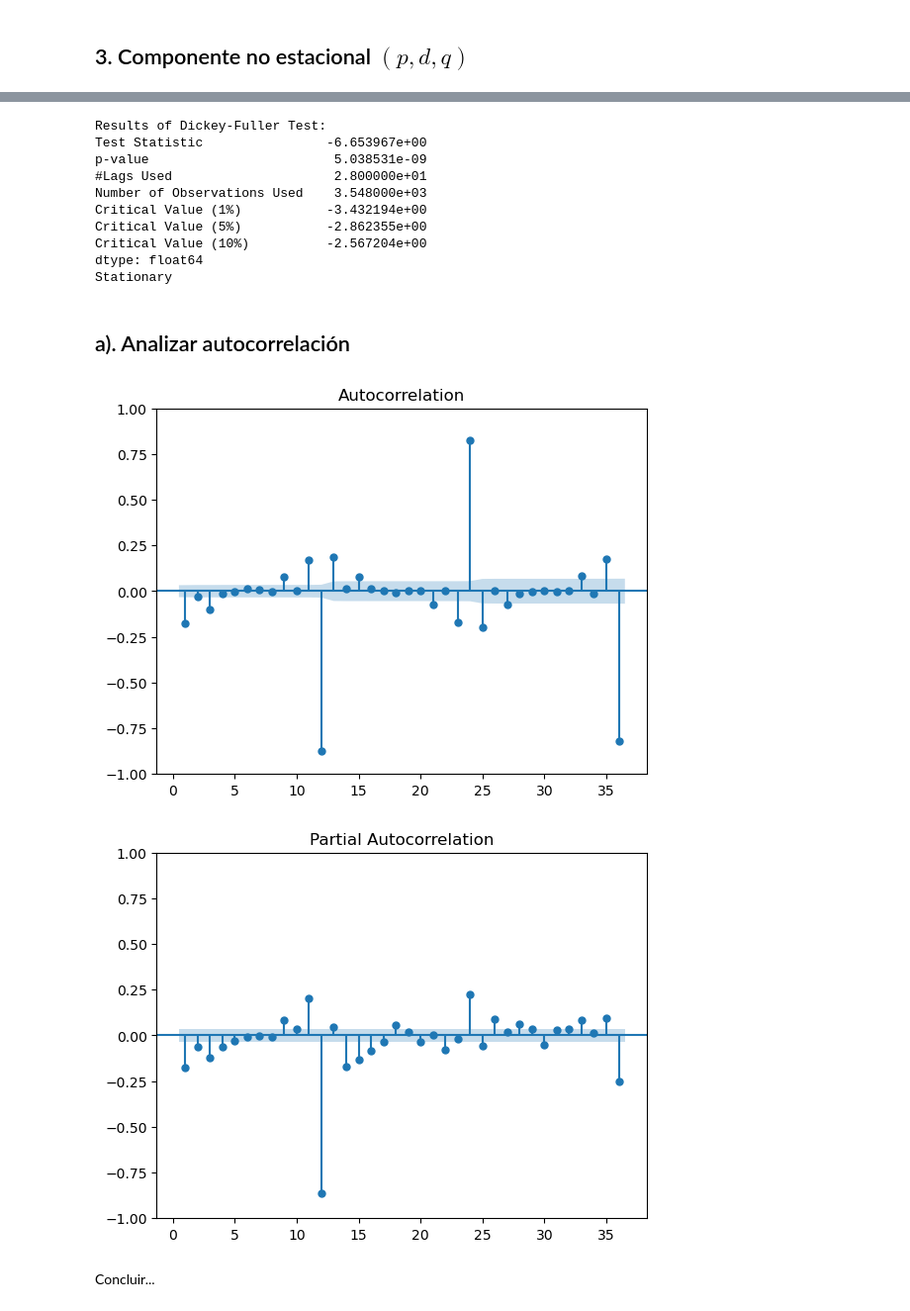
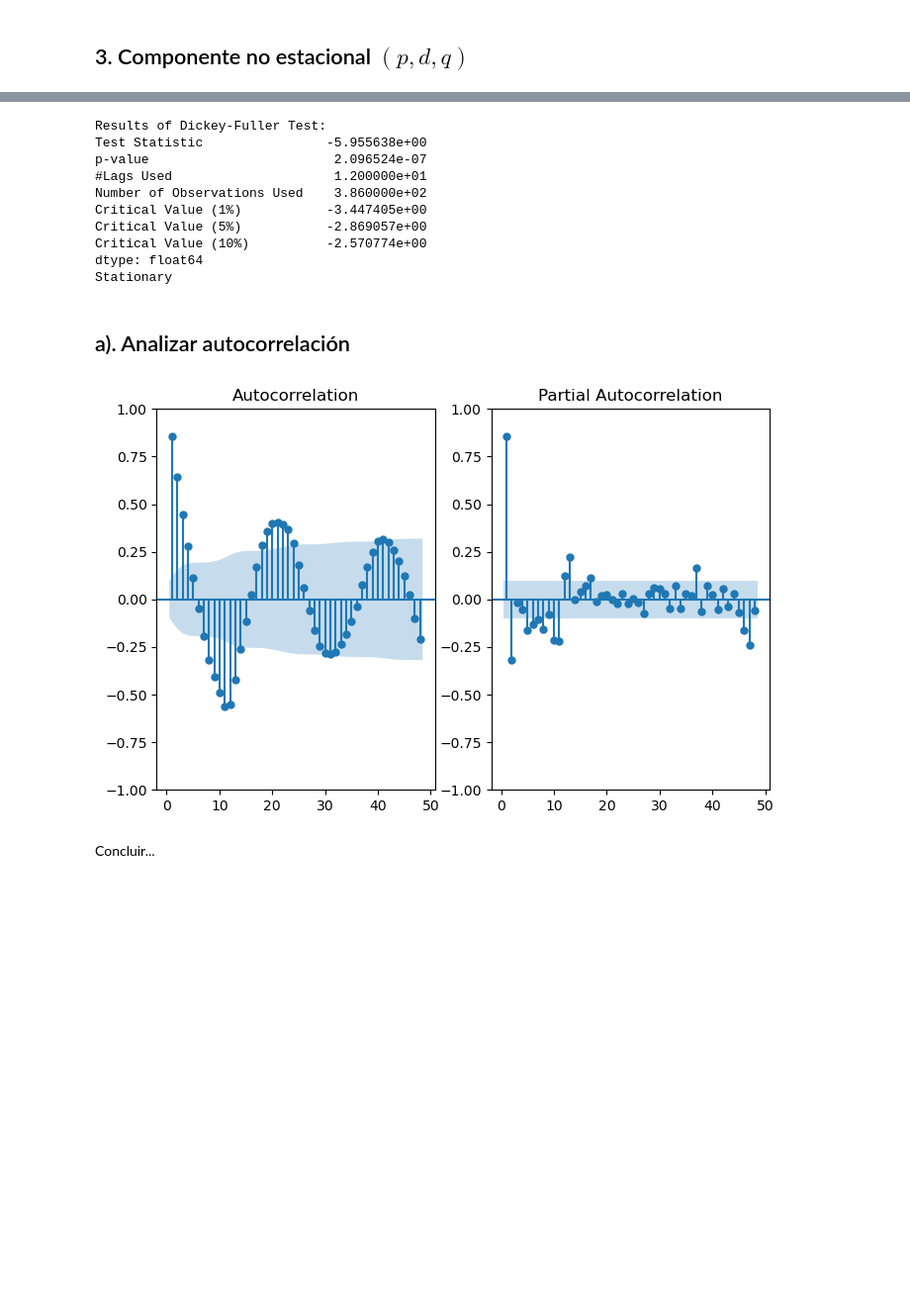
Before and after one commit to ChristaBarrios/MPST-2024-I, a Jupyter notebook: TEMA-1/Clase7_AnalisisProblemaPractico 2.ipynb, the cells around one changed output, grey strips where cells are left out. Shown at 99% size. Drawn from its saved outputs; the diff is of its cells as text; code cells hidden in the pictures; blank space fills up the shorter version.

```diff
--- a/TEMA-1/Clase7_AnalisisProblemaPractico 2.ipynb
+++ b/TEMA-1/Clase7_AnalisisProblemaPractico 2.ipynb
@@ -168,7 +172,7 @@ seasonality_data =
 from statsmodels.tsa.seasonal import MSTL
 import matplotlib.pyplot as plt
 
-data1 = timeseries.copy()
+data1 = timeseries[:400].copy()
 periods_seasonality = (12, 24)
 
 stl_kwargs = {"seasonal_deg": 0}
@@ -236,6 +279,7 @@ Concluir...
 # %%
 # Calcular la componente no estacional de la serie temporal basado en la S anterior
-non_seasonal =
+non_seasonal = res2.observed - res2.seasonal['seasonal_12'] - res2.seasonal['seasonal_24']
 
 non_seasonal.plot()
+res2.observed.plot()
 # %% [output]
@@ -244,24 +288,24 @@ non_seasonal.plot()
 # %%
 # Calcular si la serie no estacional es estacionaria o no
-adf_test(non_seasonal)
+adf_test(non_seasonal.diff().dropna())
 # %% [output]
 Results of Dickey-Fuller Test:
-Test Statistic                -6.653967e+00
-p-value                        5.038531e-09
-#Lags Used                     2.800000e+01
-Number of Observations Used    3.548000e+03
-Critical Value (1%)           -3.432194e+00
-Critical Value (5%)           -2.862355e+00
-Critical Value (10%)          -2.567204e+00
+Test Statistic                -5.955638e+00
+p-value                        2.096524e-07
+#Lags Used                     1.200000e+01
+Number of Observations Used    3.860000e+02
+Critical Value (1%)           -3.447405e+00
+Critical Value (5%)           -2.869057e+00
+Critical Value (10%)          -2.570774e+00
 dtype: float64
 Stationary
 # %% [markdown]
 ## a). Analizar autocorrelación
 # %%
 # Graficar ACF y PACF para obtener valores de p y q (analizar el efecto de diferenciar diff())
+plot_acf_pacf(non_seasonal.diff().dropna(), {'lags': 48})
 # %% [output]
-[figure, old version]
+[figure, new version]
-[figure, removed]
 # %% [markdown]
 Concluir...
 # %% [markdown]
```
Also changed, not shown: parts of 35 cells of this notebook, 1 other file.
